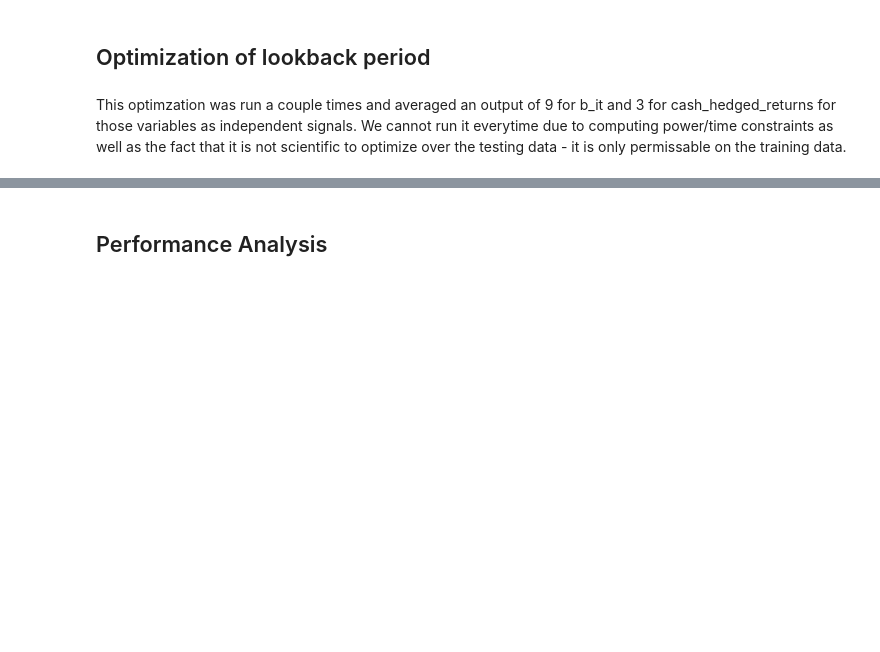
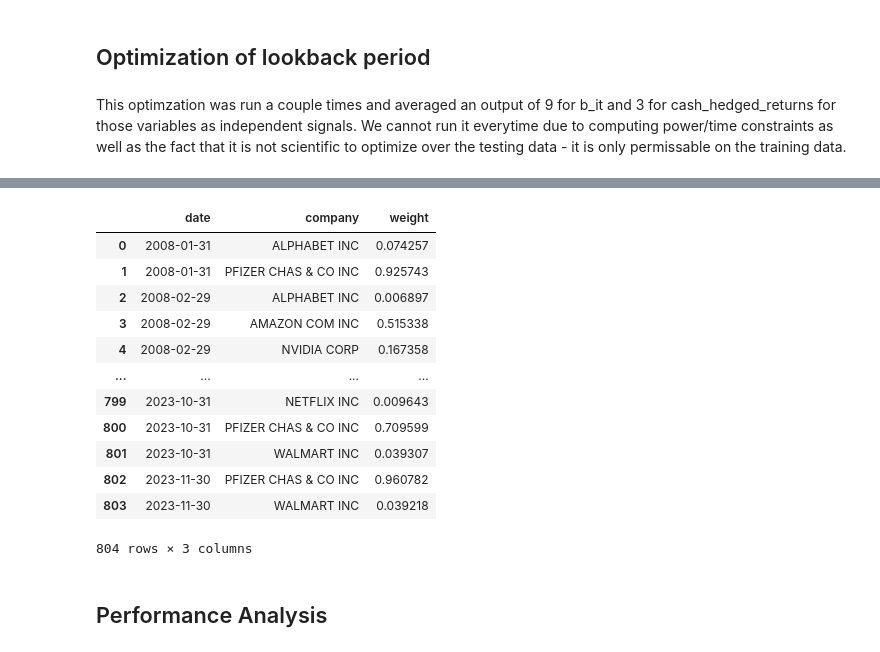
Before and after one commit to veervohra03/CashHedged, a Jupyter notebook: Veer-Base.ipynb, the cells around one changed output, grey strips where cells are left out. Saved outputs shown, nothing was run; the diff lists cells and outputs as text; code cells hidden in the pictures; blank space fills up the shorter version.

```diff
--- a/Veer-Base.ipynb
+++ b/Veer-Base.ipynb
@@ -644,4 +669,20 @@ portfolio
 141 rows × 6 columns
+# %%
+temp_1_details
+# %% [output]
+|  | date | company | weight |
+| 0 | 2008-01-31 | ALPHABET INC | 0.074257 |
+| 1 | 2008-01-31 | PFIZER CHAS & CO INC | 0.925743 |
+| 2 | 2008-02-29 | ALPHABET INC | 0.006897 |
+| 3 | 2008-02-29 | AMAZON COM INC | 0.515338 |
+| 4 | 2008-02-29 | NVIDIA CORP | 0.167358 |
+| ... | ... | ... | ... |
+| 799 | 2023-10-31 | NETFLIX INC | 0.009643 |
+| 800 | 2023-10-31 | PFIZER CHAS & CO INC | 0.709599 |
+| 801 | 2023-10-31 | WALMART INC | 0.039307 |
+| 802 | 2023-11-30 | PFIZER CHAS & CO INC | 0.960782 |
+| 803 | 2023-11-30 | WALMART INC | 0.039218 |
+804 rows × 3 columns
 # %% [markdown]
  ## Performance Analysis
 # %%
```
Also changed, not shown: parts of 10 cells of this notebook.
